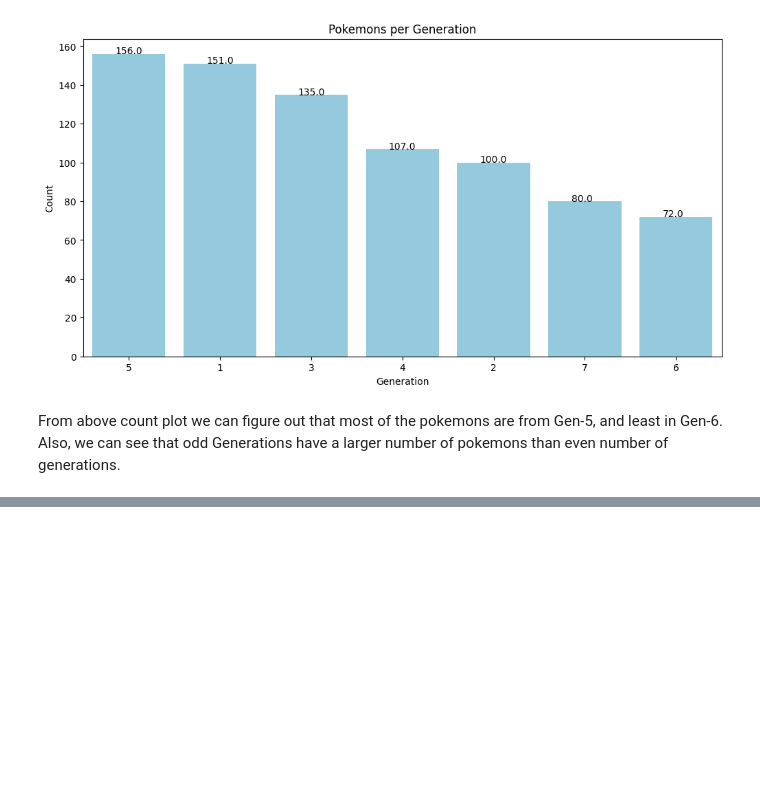
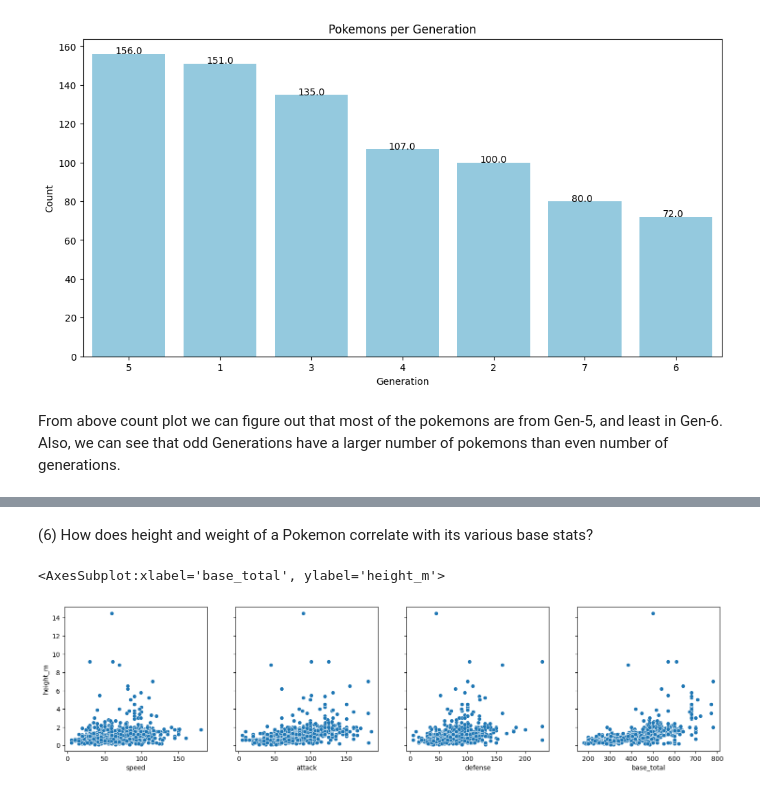
Before and after one commit to Zjm1900/data_mining, a Jupyter notebook: pokemon/pokemon.ipynb, the cells around one changed output, grey strips where cells are left out. Drawn from its saved outputs; the diff is of its cells as text; code cells hidden in the pictures; blank space fills up the shorter version.

```diff
--- a/pokemon/pokemon.ipynb
+++ b/pokemon/pokemon.ipynb
@@ -325,0 +425,12 @@ From above count plot we can figure out that most of the pokemons are from Gen-5
+# %% [markdown]
+(6) How does height and weight of a Pokemon correlate with its various base stats?
+# %%
+f, axes = plt.subplots(1,4,figsize=(18,4),sharey=True)
+
+sns.scatterplot(x=data['speed'], y=data['height_m'],ax=axes[0])
+sns.scatterplot(x=data['attack'], y=data['height_m'],ax=axes[1])
+sns.scatterplot(x=data['defense'], y=data['height_m'],ax=axes[2])
+sns.scatterplot(x=data['base_total'], y=data['height_m'],ax=axes[3])
+# %% [output]
+<AxesSubplot:xlabel='base_total', ylabel='height_m'>
+[figure, added]
```
Also changed, not shown: parts of 38 cells of this notebook.
